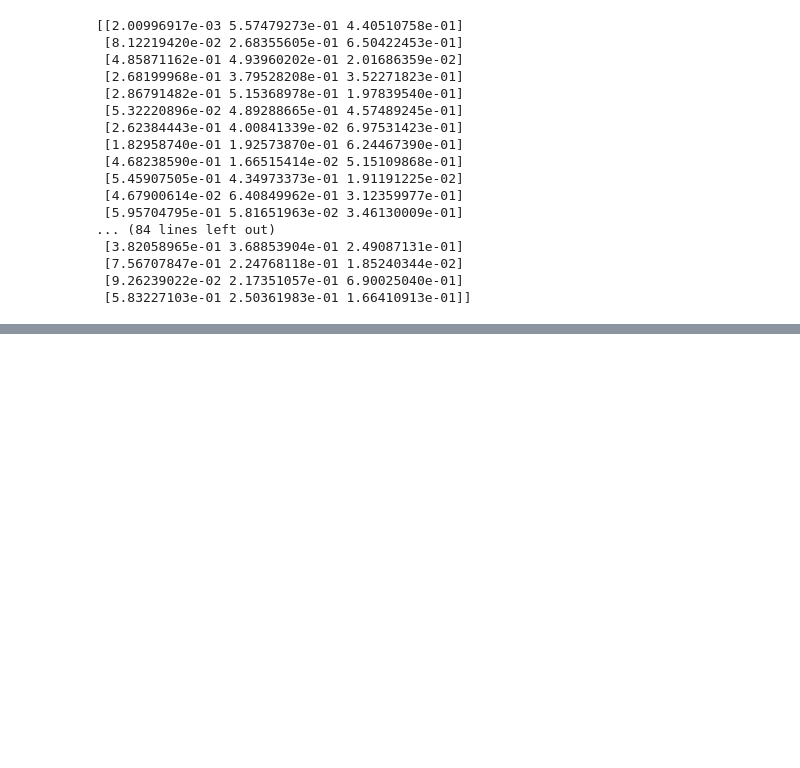
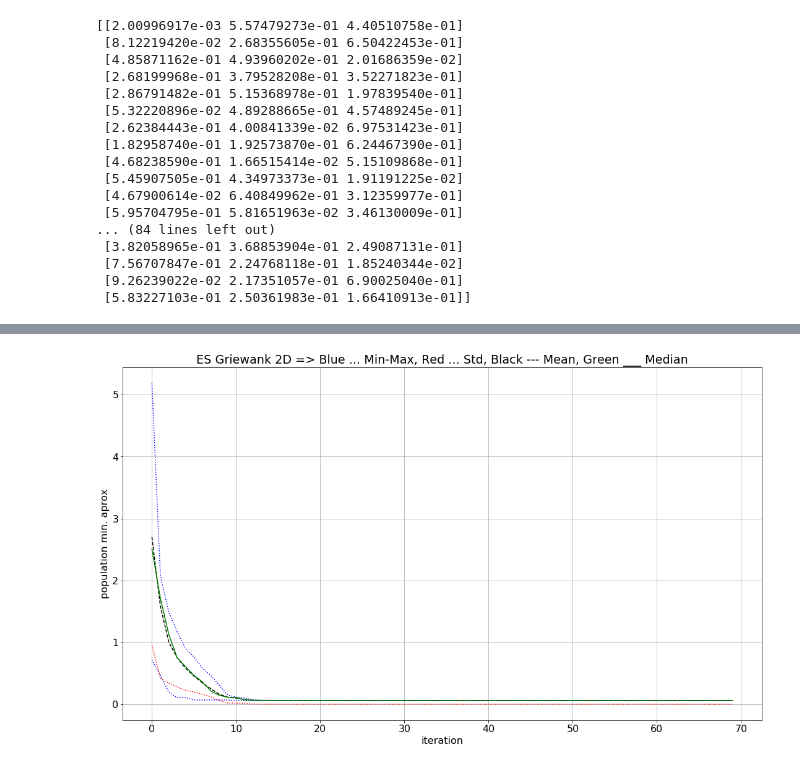
Before and after one commit to sergiojx/minmethods, a Jupyter notebook: griewankMean.ipynb, the cells around one changed output, grey strips where cells are left out. Drawn from its saved outputs; the diff is of its cells as text; code cells hidden in the pictures; blank space fills up the shorter version.

```diff
--- a/griewankMean.ipynb
+++ b/griewankMean.ipynb
@@ -2246,0 +2250,96 @@ Last Pop mean: [1.   0.   0.   0.   0.   0.17 0.   0.   0.   0.   0.   0.   0.
+# %%
+minVal = -100
+maxVal = 100
+iterations = 70
+# Dimentions
+d = 2
+# Population
+Np = 60
+N = np.random.uniform(minVal,maxVal,(Np,d))
+ns = np.random.uniform(0.01,0.2,(Np,d))
+
+# M = np.random.uniform(0.01,1,(Np,d,d))
+# ms = np.random.uniform(0.01,0.2,(Np,d,d))
+
+# Evolving output matrix
+OUT_Matrix = np.zeros((5, iterations))
+Iterations = []
+for i in range(iterations):
+    sys.stdout.write("\r Iteration " + str(i))
+    sys.stdout.flush()
+    Iterations.append(i)
+    fitList = ga.popfitnes4ES(pop = N, funct = Griewank)
+    OUT_Matrix[0][i] = np.mean(fitList)
+    OUT_Matrix[1][i] = np.median(fitList)
+    OUT_Matrix[2][i] = np.max(fitList)
+    OUT_Matrix[3][i] = np.min(fitList)
+    OUT_Matrix[4][i] = np.std(fitList)
+    tournamentPairs = ga.tournamentSelectionIndexes(N, fitList, Np)
+    # Reconbination and Mutation for children generation
+    children_N,children_ns = ga.es_ChildrenGeneration(N,ns,tournamentPairs,minVal,maxVal)
+    children_fitList = ga.popfitnes4ES(pop = children_N, funct = Griewank)
+
+    newPop, newPop_s = ga.es_childreAndParentsSelection(N,ns,fitList,children_N,children_ns,children_fitList)
+
+    N,ns = newPop, newPop_s
+
+fitList = ga.popfitnes4ES(pop = N, funct = Griewank)
+# print(fitList)
+# Last populatio fitness
+print('\n')
+print('Last fit info______')
+print('Last fit mean: ' + str(np.mean(fitList)))
+print('Last fit std: ' + str(np.std(fitList)))
+print('Last fit median: ' + str(np.median(fitList)))
+print('Last fit min: ' + str(np.amin(fitList)))
+print('Last fit max: ' + str(np.amax(fitList)))
+print('Last Pop info______')
+print('Last Pop mean: ' + str(np.mean(N, axis=0)))
+print('Last Pop std: ' + str(np.std(N, axis=0)))
+print('Last Pop median: ' + str(np.median(N, axis=0)))
+print('Last Pop min: ' + str(np.amin(N, axis=0)))
+print('Last Pop max: ' + str(np.amax(N, axis=0)))
+
+
+# multy curve plot
+plt.rcParams.update({'font.size': 16})
+fig = plt.gcf()
+fig.set_size_inches(18.5, 10.5)
+plt.plot(np.squeeze(Iterations),
+         np.squeeze(OUT_Matrix[2]),
+         'b:',
+         np.squeeze(Iterations),
+         np.squeeze(OUT_Matrix[3]),
+         'b:',
+         np.squeeze(Iterations),
+         np.squeeze(OUT_Matrix[0]),
+         'k--',
+         np.squeeze(Iterations),
+         np.squeeze(OUT_Matrix[1]),
+         'g-',
+         np.squeeze(Iterations),
+         np.squeeze(OUT_Matrix[4]),
+         'r:',)
+
+plt.ylabel('population min. aprox')
+plt.xlabel('iteration')
+plt.title("ES Griewank 2D => Blue ... Min-Max, Red ... Std, Black --- Mean, Green ___ Median")
+plt.grid()
+plt.savefig('GriewankES_2d.pdf', format='pdf')
+plt.show()
+
+# Standard Deviation Plot
+Ala = OUT_Matrix[4]
+stdBarIndex = np.zeros((Ala.shape[0]))
+stdBarIndex[0:Ala.shape[0]:5] = 1
+truncated = Ala*stdBarIndex
+fig = plt.gcf()
+fig.set_size_inches(18.5, 10.5)
+plt.errorbar(Iterations, OUT_Matrix[1], truncated)
+plt.ylabel('population min. aprox')
+plt.xlabel('iteration')
+plt.title("ES Griewank 2D: Median")
+plt.grid()
+plt.savefig('GriewankESStd_2d.pdf', format='pdf')
+plt.show()
+# %% [output]
@@ -2246,0 +2360 @@ Last Pop mean: [1.   0.   0.   0.   0.   0.17 0.   0.   0.   0.   0.   0.   0.
+[figure, added]
```
Also changed, not shown: parts of 8 cells of this notebook, 1 other file.
